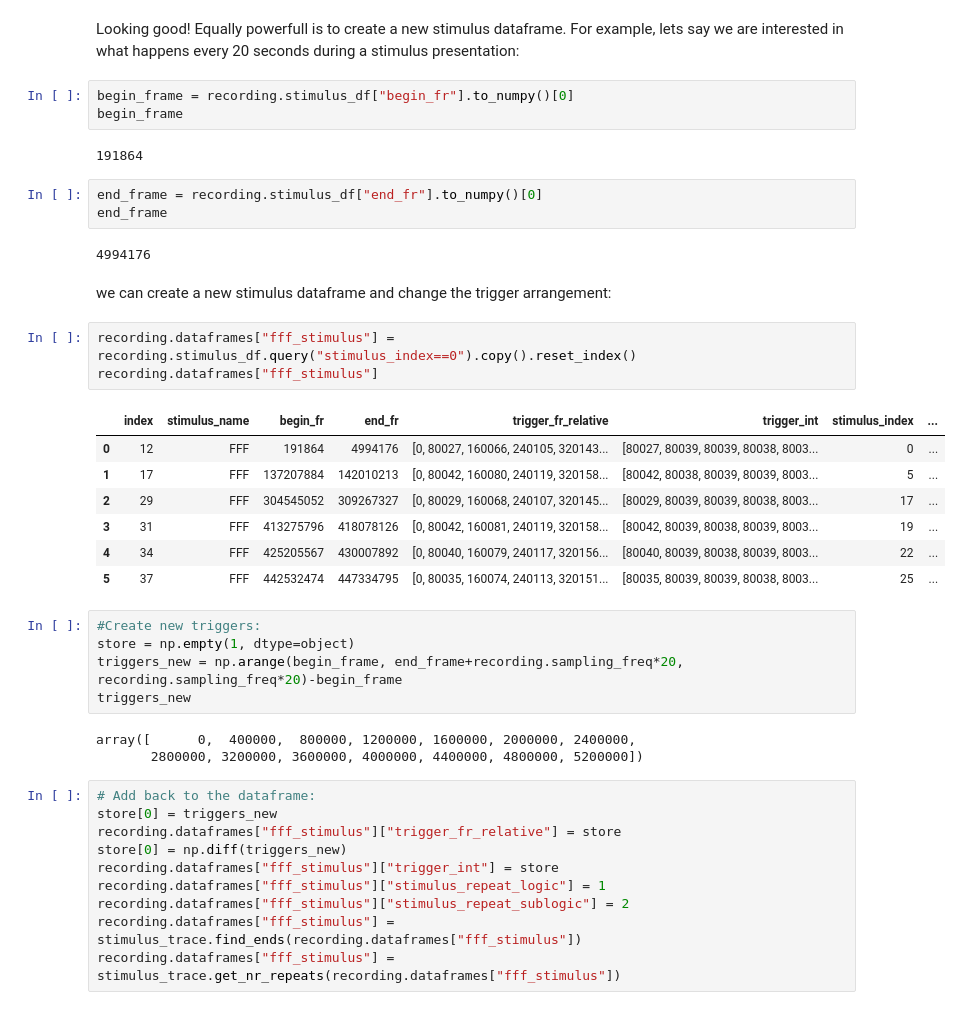
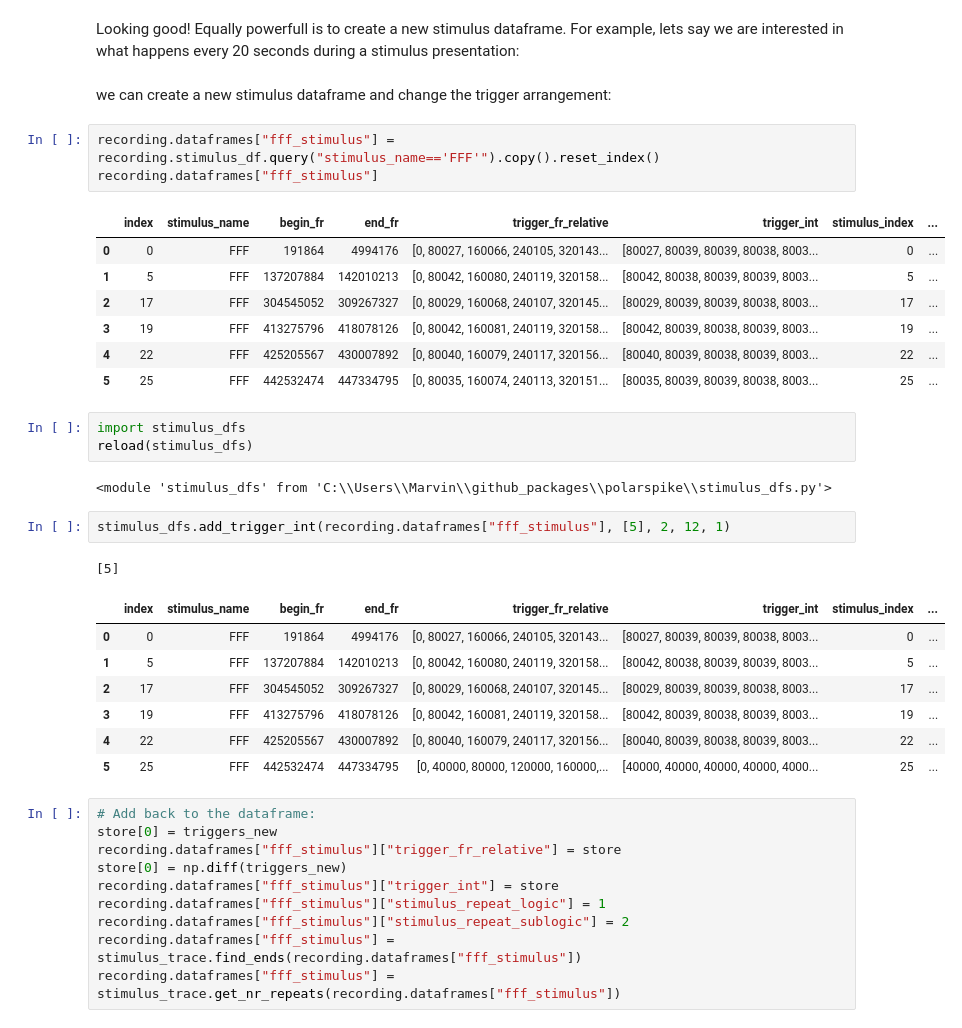
Before and after one commit to marvinseifert/polarspike, a Jupyter notebook: Loading_spikes.ipynb, the cells around one changed output. Drawn from its saved outputs; the diff is of its cells as text.

```diff
--- a/Loading_spikes.ipynb
+++ b/Loading_spikes.ipynb
@@ -203,37 +219,35 @@ recording.stimulus_df
 # %% [markdown]
 Looking good! </br>
 Equally powerfull is to create a new stimulus dataframe. For example, lets say we are interested in what happens every 20 seconds during a stimulus presentation:
-# %%
-begin_frame = recording.stimulus_df["begin_fr"].to_numpy()[0]
-begin_frame
-# %% [output]
-191864
-# %%
-end_frame = recording.stimulus_df["end_fr"].to_numpy()[0]
-end_frame
-# %% [output]
-4994176
 # %% [markdown]
 we can create a new stimulus dataframe and change the trigger arrangement:
 # %%
-recording.dataframes["fff_stimulus"] = recording.stimulus_df.query("stimulus_index==0").copy().reset_index()
+recording.dataframes["fff_stimulus"] = recording.stimulus_df.query("stimulus_name=='FFF'").copy().reset_index()
 recording.dataframes["fff_stimulus"]
 # %% [output]
 |  | index | stimulus_name | begin_fr | end_fr | trigger_fr_relative | trigger_int | stimulus_index | ... |
-| 0 | 12 | FFF | 191864 | 4994176 | [0, 80027, 160066, 240105, 320143... | [80027, 80039, 80039, 80038, 8003... | 0 | ... |
-| 1 | 17 | FFF | 137207884 | 142010213 | [0, 80042, 160080, 240119, 320158... | [80042, 80038, 80039, 80039, 8003... | 5 | ... |
-| 2 | 29 | FFF | 304545052 | 309267327 | [0, 80029, 160068, 240107, 320145... | [80029, 80039, 80039, 80038, 8003... | 17 | ... |
-| 3 | 31 | FFF | 413275796 | 418078126 | [0, 80042, 160081, 240119, 320158... | [80042, 80039, 80038, 80039, 8003... | 19 | ... |
-| 4 | 34 | FFF | 425205567 | 430007892 | [0, 80040, 160079, 240117, 320156... | [80040, 80039, 80038, 80039, 8003... | 22 | ... |
-| 5 | 37 | FFF | 442532474 | 447334795 | [0, 80035, 160074, 240113, 320151... | [80035, 80039, 80039, 80038, 8003... | 25 | ... |
+| 0 | 0 | FFF | 191864 | 4994176 | [0, 80027, 160066, 240105, 320143... | [80027, 80039, 80039, 80038, 8003... | 0 | ... |
+| 1 | 5 | FFF | 137207884 | 142010213 | [0, 80042, 160080, 240119, 320158... | [80042, 80038, 80039, 80039, 8003... | 5 | ... |
+| 2 | 17 | FFF | 304545052 | 309267327 | [0, 80029, 160068, 240107, 320145... | [80029, 80039, 80039, 80038, 8003... | 17 | ... |
+| 3 | 19 | FFF | 413275796 | 418078126 | [0, 80042, 160081, 240119, 320158... | [80042, 80039, 80038, 80039, 8003... | 19 | ... |
+| 4 | 22 | FFF | 425205567 | 430007892 | [0, 80040, 160079, 240117, 320156... | [80040, 80039, 80038, 80039, 8003... | 22 | ... |
+| 5 | 25 | FFF | 442532474 | 447334795 | [0, 80035, 160074, 240113, 320151... | [80035, 80039, 80039, 80038, 8003... | 25 | ... |
 # %%
-#Create new triggers:
-store = np.empty(1, dtype=object)
-triggers_new = np.arange(begin_frame, end_frame+recording.sampling_freq*20, recording.sampling_freq*20)-begin_frame
-triggers_new
+import stimulus_dfs
+reload(stimulus_dfs)
 # %% [output]
-array([      0,  400000,  800000, 1200000, 1600000, 2000000, 2400000,
-       2800000, 3200000, 3600000, 4000000, 4400000, 4800000, 5200000])
+<module 'stimulus_dfs' from 'C:\\Users\\Marvin\\github_packages\\polarspike\\stimulus_dfs.py'>
+# %%
+stimulus_dfs.add_trigger_int(recording.dataframes["fff_stimulus"], [5], 2, 12, 1)
+# %% [output]
+[5]
+|  | index | stimulus_name | begin_fr | end_fr | trigger_fr_relative | trigger_int | stimulus_index | ... |
+| 0 | 0 | FFF | 191864 | 4994176 | [0, 80027, 160066, 240105, 320143... | [80027, 80039, 80039, 80038, 8003... | 0 | ... |
+| 1 | 5 | FFF | 137207884 | 142010213 | [0, 80042, 160080, 240119, 320158... | [80042, 80038, 80039, 80039, 8003... | 5 | ... |
+| 2 | 17 | FFF | 304545052 | 309267327 | [0, 80029, 160068, 240107, 320145... | [80029, 80039, 80039, 80038, 8003... | 17 | ... |
+| 3 | 19 | FFF | 413275796 | 418078126 | [0, 80042, 160081, 240119, 320158... | [80042, 80039, 80038, 80039, 8003... | 19 | ... |
+| 4 | 22 | FFF | 425205567 | 430007892 | [0, 80040, 160079, 240117, 320156... | [80040, 80039, 80038, 80039, 8003... | 22 | ... |
+| 5 | 25 | FFF | 442532474 | 447334795 | [0, 40000, 80000, 120000, 160000,... | [40000, 40000, 40000, 40000, 4000... | 25 | ... |
 # %%
 # Add back to the dataframe:
 store[0] = triggers_new
```
Also changed, not shown: parts of 8 cells of this notebook, 9 other files.
